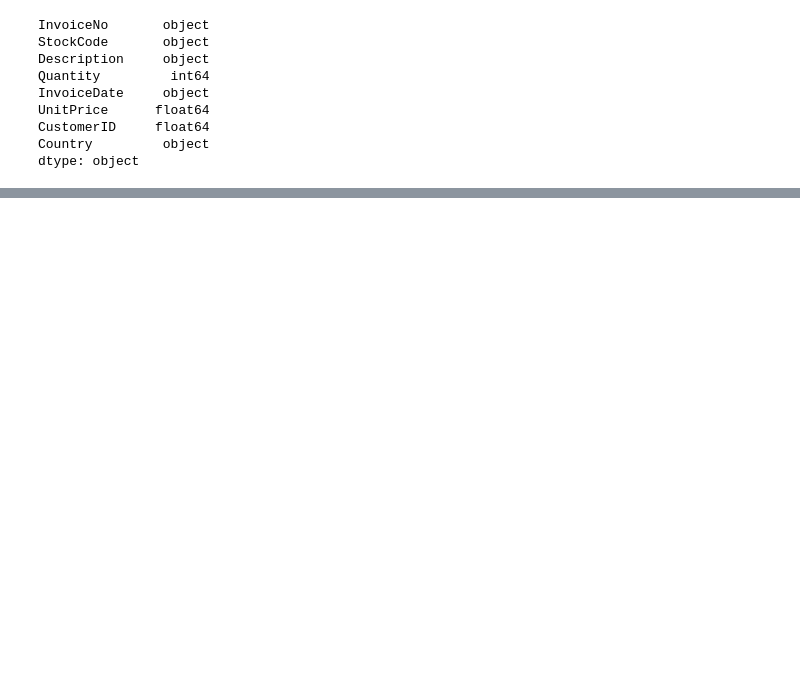
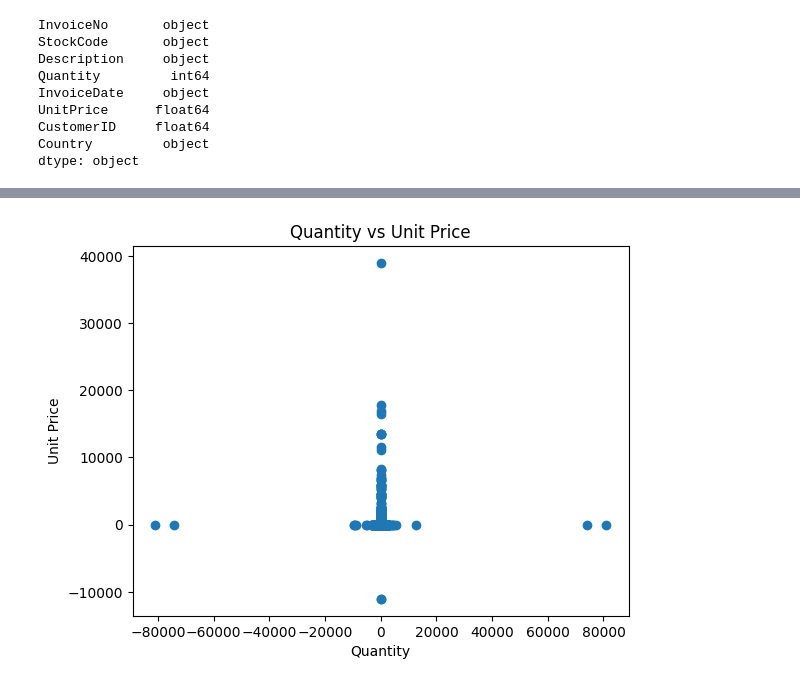
Before and after one commit to Fifithameera/project, a Jupyter notebook: python/EDA/test.ipynb, the cells around one changed output, grey strips where cells are left out. Drawn from its saved outputs; the diff is of its cells as text; code cells hidden in the pictures; blank space fills up the shorter version.

```diff
--- a/python/EDA/test.ipynb
+++ b/python/EDA/test.ipynb
@@ -195,0 +259,8 @@ KeyError: 'ad_spend'
+# %%
+plt.scatter(data['Quantity'], data['UnitPrice'])
+plt.title('Quantity vs Unit Price')
+plt.xlabel('Quantity')
+plt.ylabel('Unit Price')
+plt.show()
+# %% [output]
+[figure, added]
```
Also changed, not shown: parts of 17 cells of this notebook.
